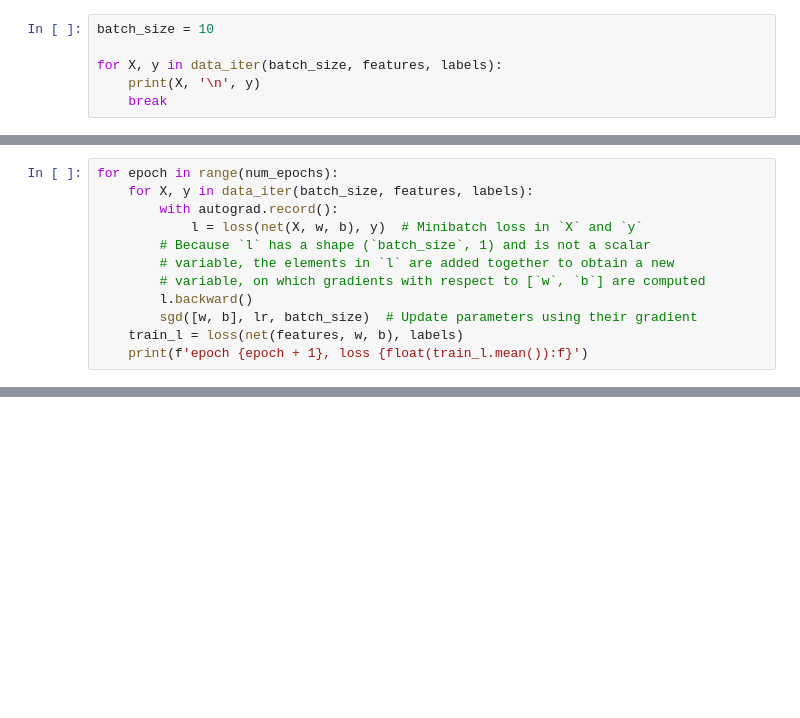
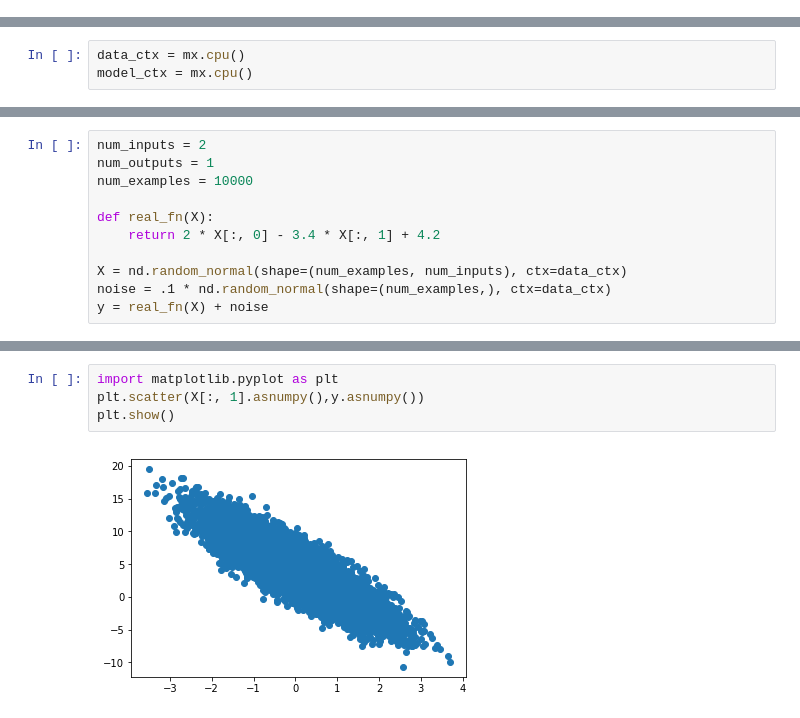
Before and after one commit to sfurlong/ml-sandbox, a Jupyter notebook: linear-regression-scratch.ipynb, the cells around one changed output, grey strips where cells are left out. Cells and saved outputs as stored; diff of their text form; blank space fills up the shorter version.

```diff
--- a/linear-regression-scratch.ipynb
+++ b/linear-regression-scratch.ipynb
@@ -124,6 +0,0 @@ Likewise, our minibatch of labels will have a shape given by `batch_size`.
-# %%
-batch_size = 10
-
-for X, y in data_iter(batch_size, features, labels):
-    print(X, '\n', y)
-    break
@@ -296,12 +0,0 @@ loss = squared_loss
-# %%
-for epoch in range(num_epochs):
-    for X, y in data_iter(batch_size, features, labels):
-        with autograd.record():
-            l = loss(net(X, w, b), y)  # Minibatch loss in `X` and `y`
-        # Because `l` has a shape (`batch_size`, 1) and is not a scalar
-        # variable, the elements in `l` are added together to obtain a new
-        # variable, on which gradients with respect to [`w`, `b`] are computed
-        l.backward()
-        sgd([w, b], lr, batch_size)  # Update parameters using their gradient
-    train_l = loss(net(features, w, b), labels)
-    print(f'epoch {epoch + 1}, loss {float(train_l.mean()):f}')
@@ -356,0 +14,3 @@ that lead to highly accurate prediction.
+# %%
+data_ctx = mx.cpu()
+model_ctx = mx.cpu()
@@ -356,0 +115,11 @@ that lead to highly accurate prediction.
+# %%
+num_inputs = 2
+num_outputs = 1
+num_examples = 10000
+
+def real_fn(X):
+    return 2 * X[:, 0] - 3.4 * X[:, 1] + 4.2
+
+X = nd.random_normal(shape=(num_examples, num_inputs), ctx=data_ctx)
+noise = .1 * nd.random_normal(shape=(num_examples,), ctx=data_ctx)
+y = real_fn(X) + noise
@@ -356,0 +151,6 @@ that lead to highly accurate prediction.
+# %%
+import matplotlib.pyplot as plt
+plt.scatter(X[:, 1].asnumpy(),y.asnumpy())
+plt.show()
+# %% [output]
+[figure, added]
```
Also changed, not shown: parts of 63 cells of this notebook, 15 other files.
